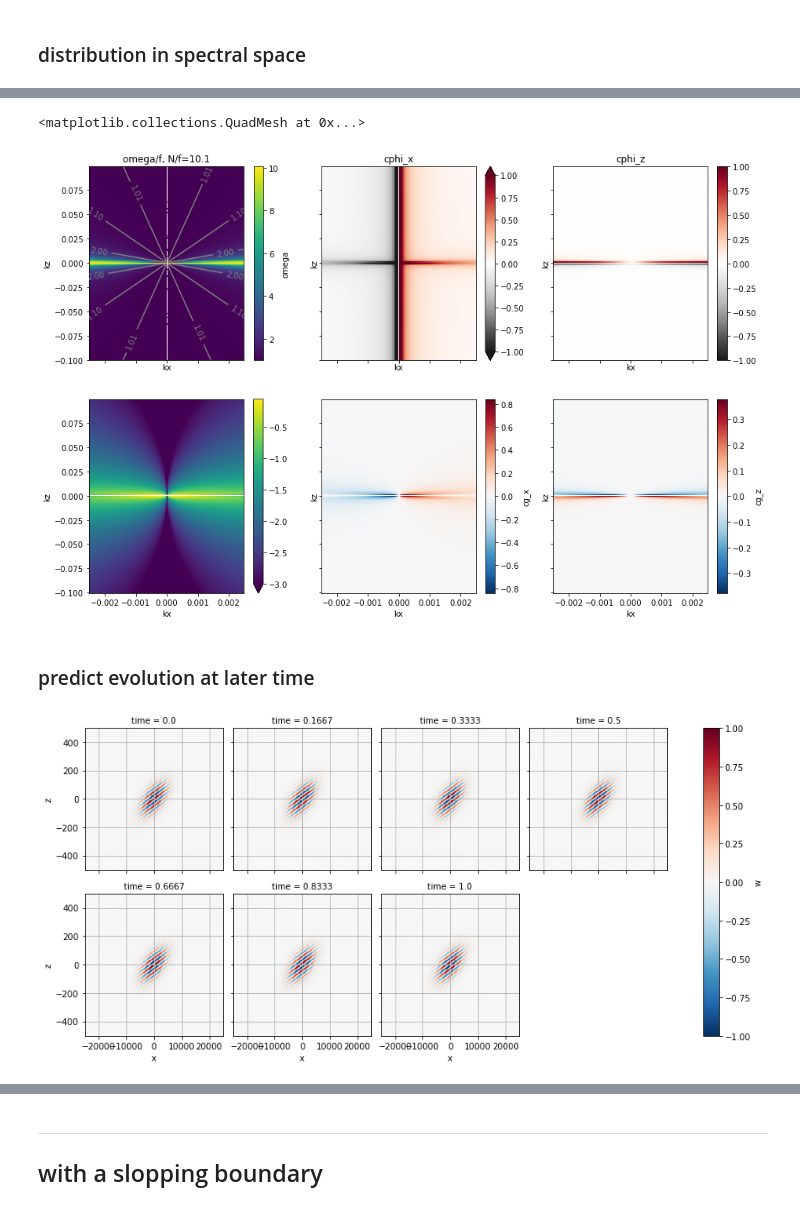
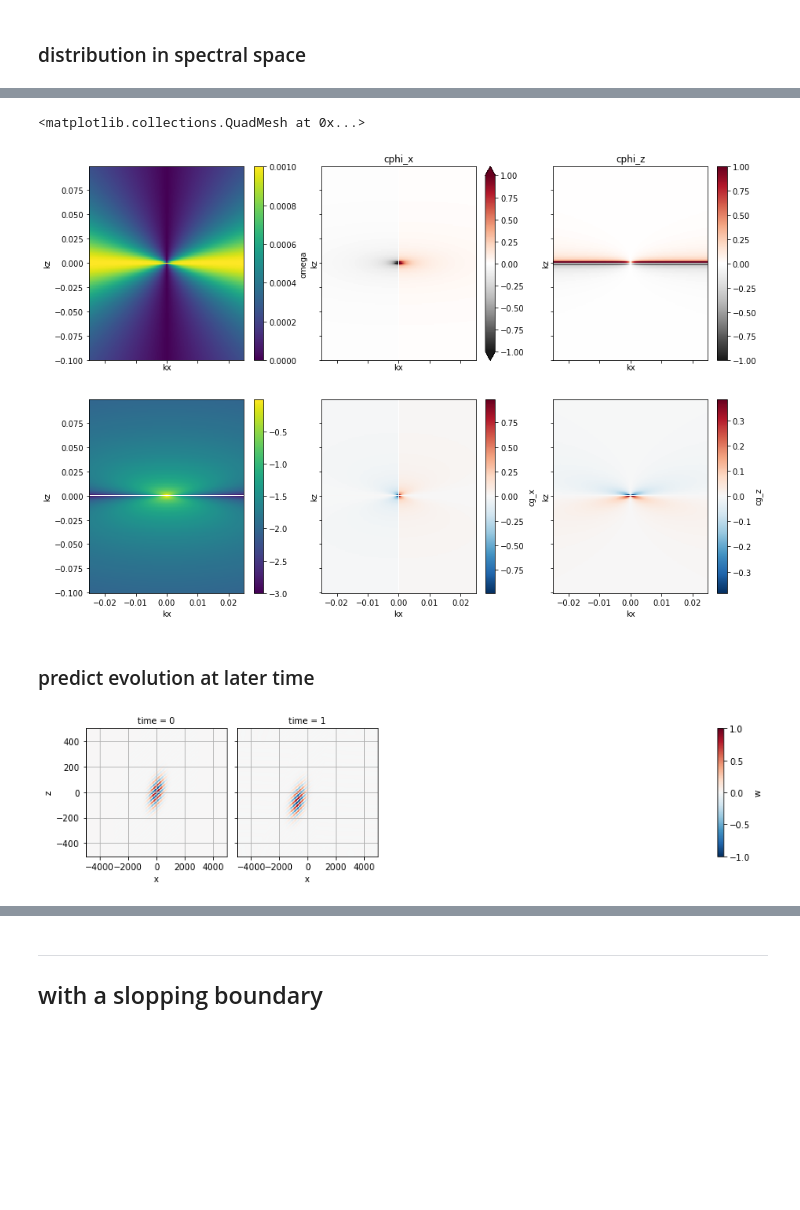
Before and after one commit to apatlpo/das_work, a Jupyter notebook: theory/iwave_packet.ipynb, the cells around one changed output, grey strips where cells are left out. Drawn from its saved outputs; the diff is of its cells as text; code cells hidden in the pictures; blank space fills up the shorter version.

```diff
--- a/theory/iwave_packet.ipynb
+++ b/theory/iwave_packet.ipynb
@@ -402,7 +409,13 @@ f = 2 *2*np.pi/86164.1 * np.sin(lat*np.pi/180) # rad/s
 N = 1e-3 # rad/s
 # %%
-Lx, Lz = 50e3, 1e3
-dx, dz = 200, 5
+#Lx, Lz = 50e3, 1e3
+#Lx, Lz = 100e3, 10e3
+#dx, dz = 200, 5
+
+# debug
+Lx, Lz = 10e3, 1e3
+dx, dz = 20, 5
+
 ds = xr.Dataset(dict(x=np.arange(-Lx/2,Lx/2,dx),
                      z=np.arange(-Lz/2,Lz/2,dz),
                     ))
@@ -434,8 +447,10 @@ ds["omega"] = ds.iw.omega
 # %%
 kz_0 = 2*np.pi/50. # vertical wavenumber
 delta_cross = 100. # meters
-delta_along = 5e3 # meters
-omega_0 = f*1.01
+#delta_along = 5e3 # meters
+delta_along = 5e2 # meters debug
+#omega_0 = f*1.01
+omega_0 = N/10 # debug
 mu =  th.get_mu(omega_0, f, N)
 
 # derived parameter
@@ -443,6 +458,7 @@ kx_0 = kz_0*mu
 cg_x_0 = float(ds.iw.cg_x.interp(kx=kx_0/2/np.pi, kz=kz_0/2/np.pi))
 cg_z_0 = float(ds.iw.cg_z.interp(kx=kx_0/2/np.pi, kz=kz_0/2/np.pi))
 
-print(f" mu = {mu:.1e}, kx0={kx_0:.1e}, kz0={kz_0:.1e}")
+print(f" mu = {mu:.1e}, k_x_0={kx_0:.1e} 1/m, k_z_0={kz_0:.1e} 1/m")
+print(f" lambda_x_0 = {2*np.pi/kx_0:.1e} m, lambda_z_0 = {2*np.pi/kz_0:.1e} m")
 print(f" cg_x = {cg_x_0:.1e} m/s, cg_z_0={cg_z_0:.1e} m/s")
 # %% [output]
@@ -496,13 +513,14 @@ plt.grid()
 fig, axes = plt.subplots(2,3, sharex=True, sharey=True, figsize=(15,10))
 
 ax = axes[0,0]
-da = (ds.omega/f)
-da = da.where(da>1)
+da = ds.omega # debug
+#da = (ds.omega/f)
+#da = da.where(da>1)
 #da = np.log10(da)
 da.plot(ax=ax, x="kx")
-cs = da.plot.contour(ax=ax, x="kx", levels=[1.01, 1.1, 2], colors=["0.5"])
-ax.clabel(cs, inline=1, fontsize=10)
-ax.set_title(f"omega/f, N/f={N/f:.1f}")
+#cs = da.plot.contour(ax=ax, x="kx", levels=[1.01, 1.1, 2], colors=["0.5"])
+#ax.clabel(cs, inline=1, fontsize=10)
+#ax.set_title(f"omega/f, N/f={N/f:.1f}")
 
 ax = axes[0,1]
 da = (ds.omega/ds.kx)
@@ -524,17 +542,20 @@ ax = axes[1,2]
 ds.iw.cg_z.plot(ax=ax, x="kx")
 # %% [output]
 <matplotlib.collections.QuadMesh at 0x...>
-[figure, old version]
+[figure, new version]
 # %% [markdown]
 ### predict evolution at later time
 # %%
-ds["time"] = ("time", np.arange(0, 40, 4/24)) # days
+#ds["time"] = ("time", np.arange(0, 80, 8/24)) # days
+#ds["time"] = ("time", np.arange(0, 80, 20)) # days
+ds["time"] = ("time", np.arange(0, 10, 1)) # days # debug
 ds["w"] = (("x", "z", "time"), np.real(ifftn(ifftshift(ds.w_hat * np.exp(-1j* ds.omega * ds.time * 86400), axes=(0,1)), axes=(0,1))))
 # %%
-_da = ds.w.sel(time=slice(0,1))
+#_da = ds.w.sel(time=slice(0,1))
+_da = ds.w.isel(time=slice(0,2))
 axes = _da.plot(x="x", col="time", col_wrap=4)
 for ax in axes.axes.flatten():
     ax.grid()
 # %% [output]
-[figure, old version]
+[figure, new version]
 # %%
```
Also changed, not shown: parts of 50 cells of this notebook, 4 other files.
